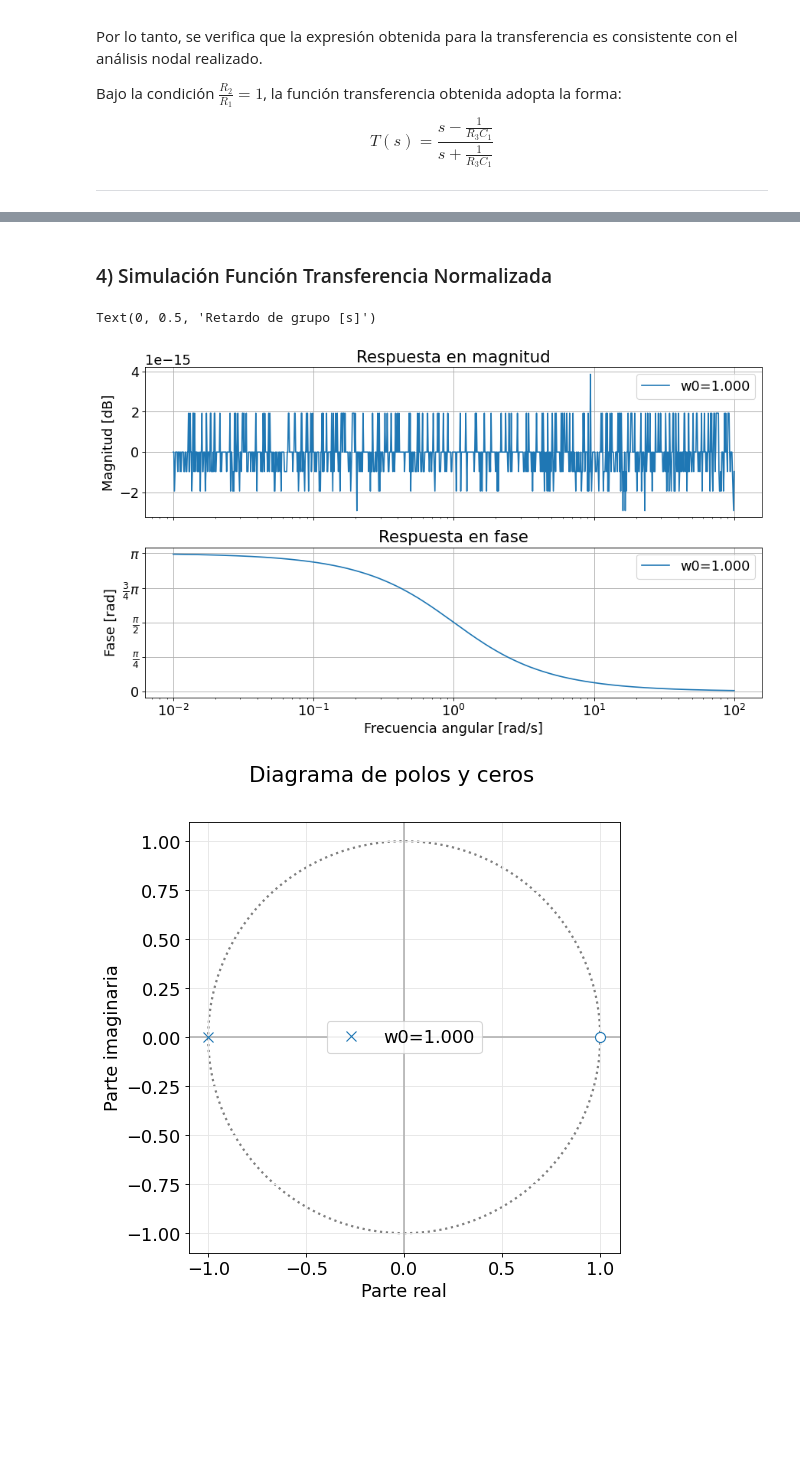
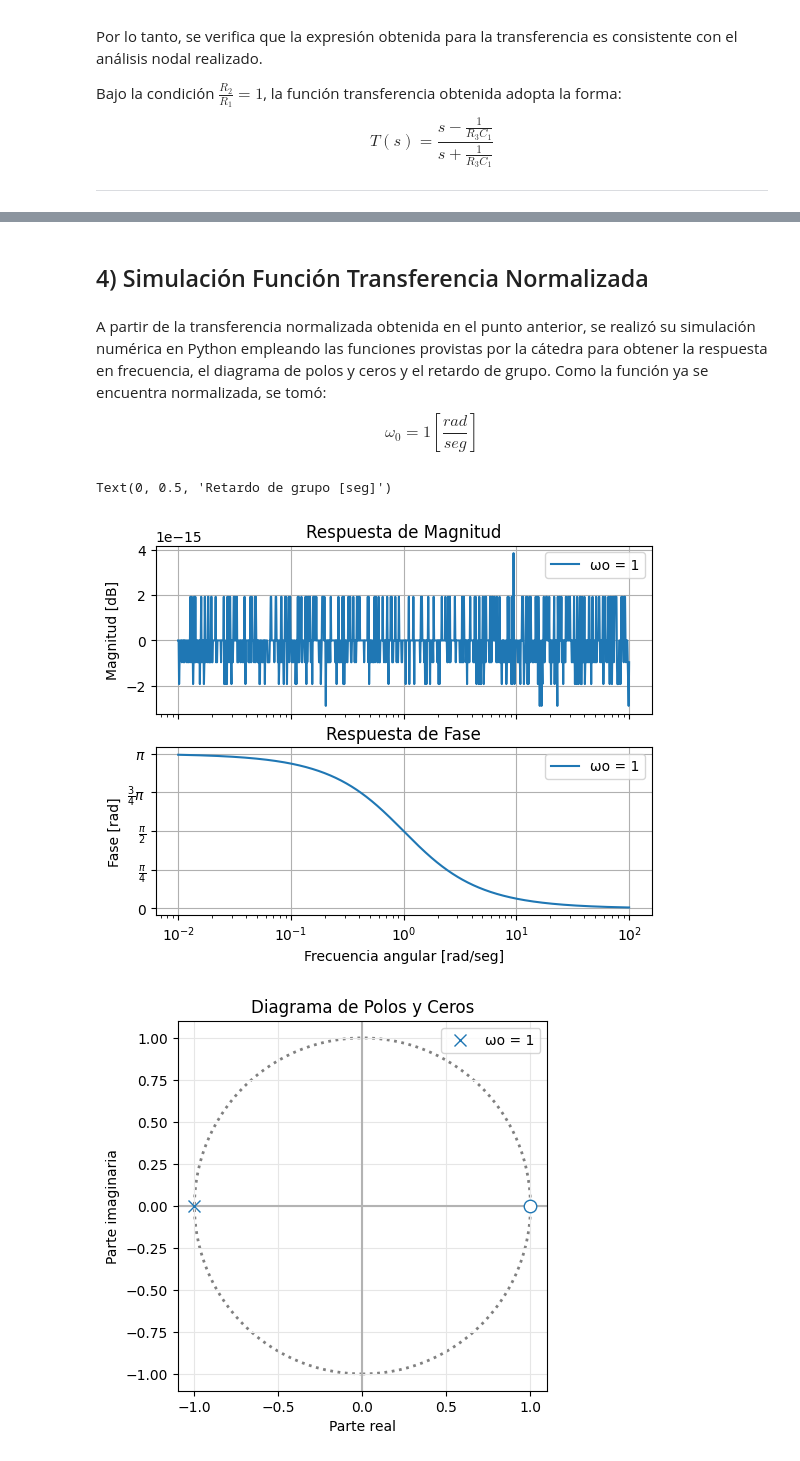
Before and after one commit to lgallero/tc2, a Jupyter notebook: Trabajo_semanal_1/trabajo_semanal_1.ipynb, the cells around one changed output, grey strips where cells are left out. Saved outputs shown, nothing was run; the diff lists cells and outputs as text; code cells hidden in the pictures; blank space fills up the shorter version.

Commit message:
Se completa hasta el punto 6, se agregan imagenes y simulación

```diff
--- a/Trabajo_semanal_1/trabajo_semanal_1.ipynb
+++ b/Trabajo_semanal_1/trabajo_semanal_1.ipynb
@@ -424,5 +454,9 @@ $$
 # %% [markdown]
-### 4) Simulación Función Transferencia Normalizada
+## 4) Simulación Función Transferencia Normalizada
+# %% [markdown]
+A partir de la transferencia normalizada obtenida en el punto anterior, se realizó su simulación numérica en Python empleando las funciones provistas por la cátedra para obtener la respuesta en frecuencia, el diagrama de polos y ceros y el retardo de grupo.
+Como la función ya se encuentra normalizada, se tomó:
+$$ \omega_0= 1   [\frac{rad}{seg} ]$$
 # %%
 plt.figure(1)
 plt.close(1)
@@ -436,40 +470,42 @@ mpl.rcParams['figure.figsize'] = (fig_sz_x, fig_sz_y)
 mpl.rcParams['figure.dpi'] = fig_dpi
 plt.rcParams.update({'font.size':fig_font_size})
 # %%
+# Transferencia normalizada:
+# T(s) = (s - 1) / (s + 1)
+
 w0 = 1
 
-my_tf = TransferFunction( [1,-w0], [1,w0] )
+my_tf = TransferFunction([1, -w0], [1, w0])
 
-bodePlot(my_tf, fig_id=1, filter_description = 'w0={:3.3f}'.format(w0) )
-
-pzmap(my_tf, fig_id=2, filter_description = 'w0={:3.3f}'.format(w0))
-
-GroupDelay(my_tf, fig_id=3, filter_description = 'w0={:3.3f}'.format(w0))
-
-# Figura 1: Bode
+# Respuesta de Magnitud y Fase
+bodePlot(my_tf, fig_id=1, filter_description='ωo = 1')
 fig1 = plt.figure(1)
 axs1 = fig1.axes
 
-axs1[0].set_title('Respuesta en magnitud')
-axs1[1].set_title('Respuesta en fase')
+axs1[0].set_title('Respuesta de Magnitud')
+axs1[1].set_title('Respuesta de Fase')
 axs1[0].set_ylabel('Magnitud [dB]')
 axs1[1].set_ylabel('Fase [rad]')
-axs1[1].set_xlabel('Frecuencia angular [rad/s]')
+axs1[1].set_xlabel('Frecuencia angular [rad/seg]')
 
-# Figura 2: Polos y ceros
+# Diagrama de Polos y Ceros
+pzmap(my_tf, fig_id=2, filter_description='ωo = 1')
 fig2 = plt.figure(2)
 axs2 = fig2.axes
-fig2.suptitle('Diagrama de polos y ceros')
+fig2._suptitle.set_text('')
+axs2[0].set_title('Diagrama de Polos y Ceros')
 axs2[0].set_xlabel('Parte real')
 axs2[0].set_ylabel('Parte imaginaria')
 
-# Figura 3: Retardo de grupo
+# Retardo de Grupo
+GroupDelay(my_tf, fig_id=3, filter_description='ωo = 1')
 fig3 = plt.figure(3)
 axs3 = fig3.axes
+
 axs3[0].set_title('Retardo de grupo')
-axs3[0].set_xlabel('Frecuencia angular [rad/s]')
-axs3[0].set_ylabel('Retardo de grupo [s]')
+axs3[0].set_xlabel('Frecuencia angular [rad/seg]')
+axs3[0].set_ylabel('Retardo de grupo [seg]')
 # %% [output]
-Text(0, 0.5, 'Retardo de grupo [s]')
+Text(0, 0.5, 'Retardo de grupo [seg]')
-[figure, old version]
+[figure, new version]
-[figure, old version]
+[figure, new version]
```
Also changed, not shown: parts of 11 cells of this notebook, 6 other files.
